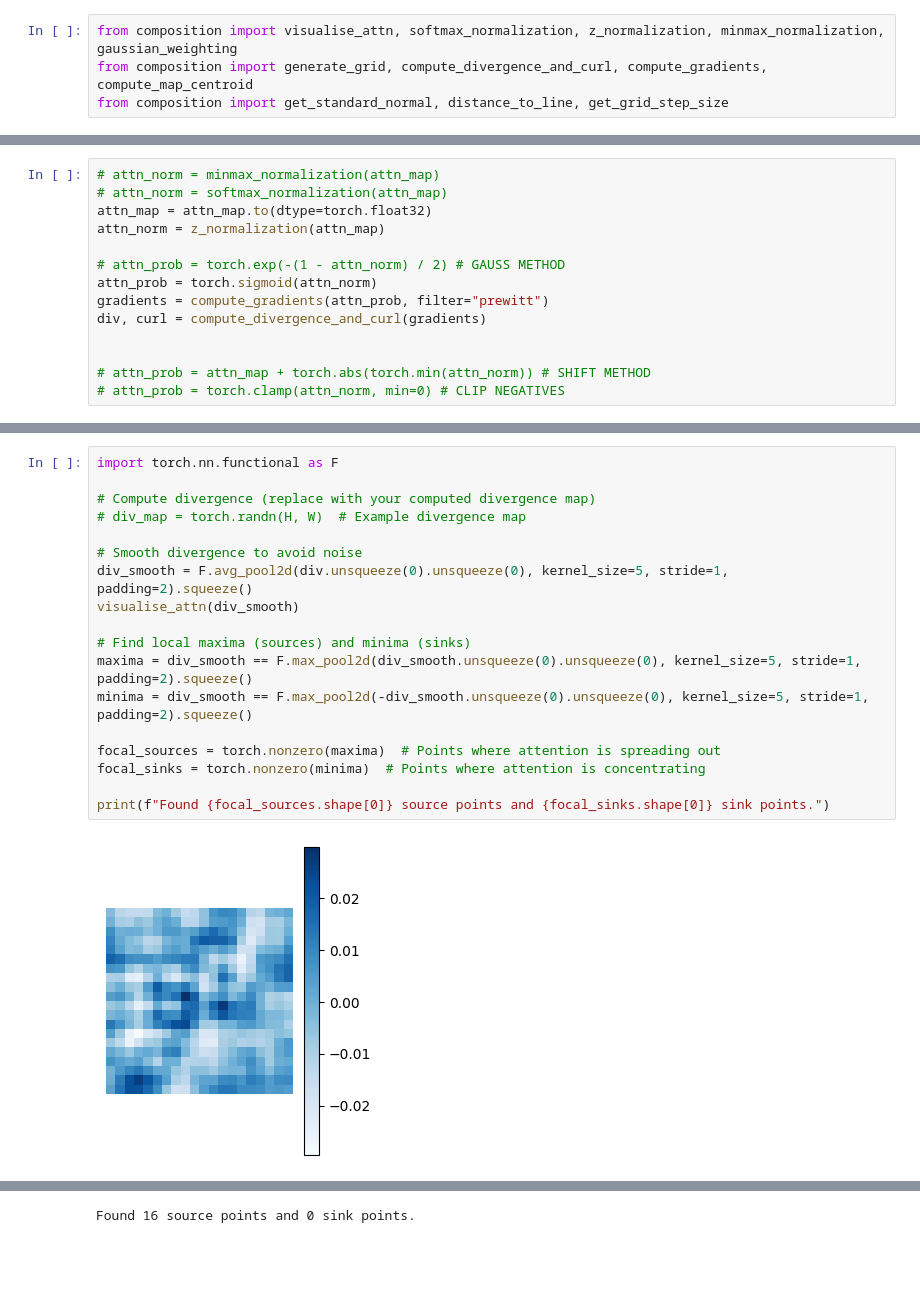
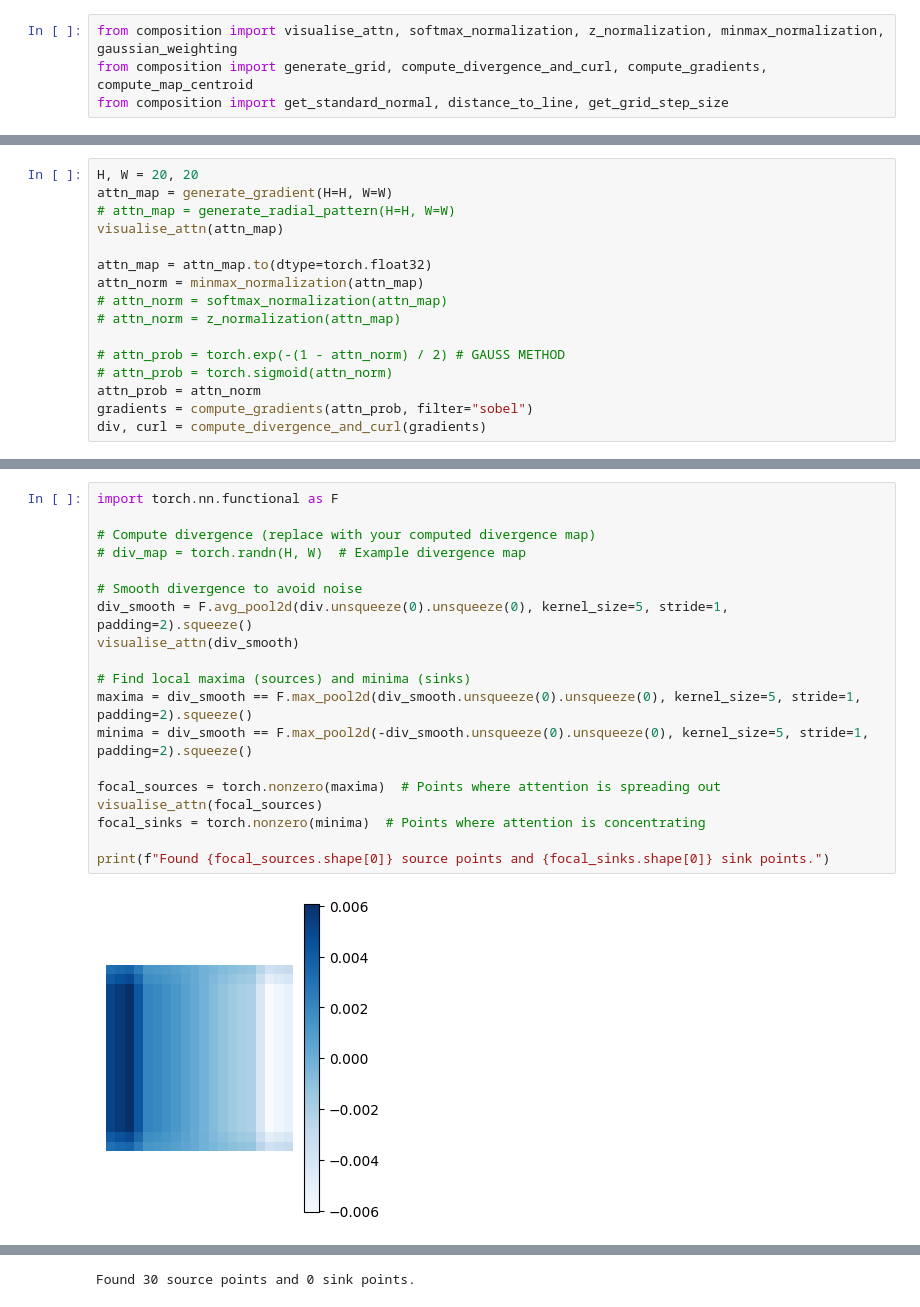
Before and after one commit to aadeoye911/CompASS, a Jupyter notebook: composition_rules.ipynb, the cells around one changed output, grey strips where cells are left out. Cells and saved outputs as stored; diff of their text form; blank space fills up the shorter version.

```diff
--- a/composition_rules.ipynb
+++ b/composition_rules.ipynb
@@ -41,14 +36,16 @@ attn_map = generate_noise(H=H, W=W)
 # %%
-# attn_norm = minmax_normalization(attn_map)
+H, W = 20, 20
+attn_map = generate_gradient(H=H, W=W)
+# attn_map = generate_radial_pattern(H=H, W=W)
+visualise_attn(attn_map)
+
+attn_map = attn_map.to(dtype=torch.float32)
+attn_norm = minmax_normalization(attn_map)
 # attn_norm = softmax_normalization(attn_map)
-attn_map = attn_map.to(dtype=torch.float32)
-attn_norm = z_normalization(attn_map)
+# attn_norm = z_normalization(attn_map)
 
 # attn_prob = torch.exp(-(1 - attn_norm) / 2) # GAUSS METHOD
-attn_prob = torch.sigmoid(attn_norm)
-gradients = compute_gradients(attn_prob, filter="prewitt")
+# attn_prob = torch.sigmoid(attn_norm)
+attn_prob = attn_norm
+gradients = compute_gradients(attn_prob, filter="sobel")
 div, curl = compute_divergence_and_curl(gradients)
-
-
-# attn_prob = attn_map + torch.abs(torch.min(attn_norm)) # SHIFT METHOD
-# attn_prob = torch.clamp(attn_norm, min=0) # CLIP NEGATIVES
@@ -166,20 +195,21 @@ RuntimeError: grid_sampler(): expected 5D input and grid with same number of dim
 # %%
 import torch.nn.functional as F
 
 # Compute divergence (replace with your computed divergence map)
 # div_map = torch.randn(H, W)  # Example divergence map
 
 # Smooth divergence to avoid noise
 div_smooth = F.avg_pool2d(div.unsqueeze(0).unsqueeze(0), kernel_size=5, stride=1, padding=2).squeeze()
 visualise_attn(div_smooth)
 
 # Find local maxima (sources) and minima (sinks)
 maxima = div_smooth == F.max_pool2d(div_smooth.unsqueeze(0).unsqueeze(0), kernel_size=5, stride=1, padding=2).squeeze()
 minima = div_smooth == F.max_pool2d(-div_smooth.unsqueeze(0).unsqueeze(0), kernel_size=5, stride=1, padding=2).squeeze()
 
 focal_sources = torch.nonzero(maxima)  # Points where attention is spreading out
+visualise_attn(focal_sources)
 focal_sinks = torch.nonzero(minima)  # Points where attention is concentrating
 
 print(f"Found {focal_sources.shape[0]} source points and {focal_sinks.shape[0]} sink points.")
 # %% [output]
-[figure, old version]
+[figure, new version]
@@ -186,2 +217,2 @@ print(f"Found {focal_sources.shape[0]} source points and {focal_sinks.shape[0]}
-Found 16 source points and 0 sink points.
+Found 30 source points and 0 sink points.
 # %%
```
Also changed, not shown: parts of 11 cells of this notebook, 3 other files.
